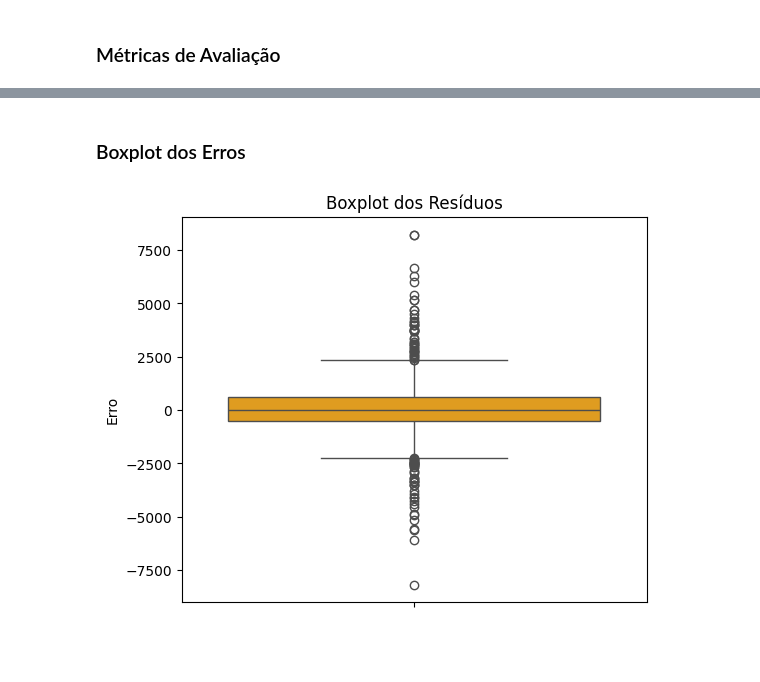
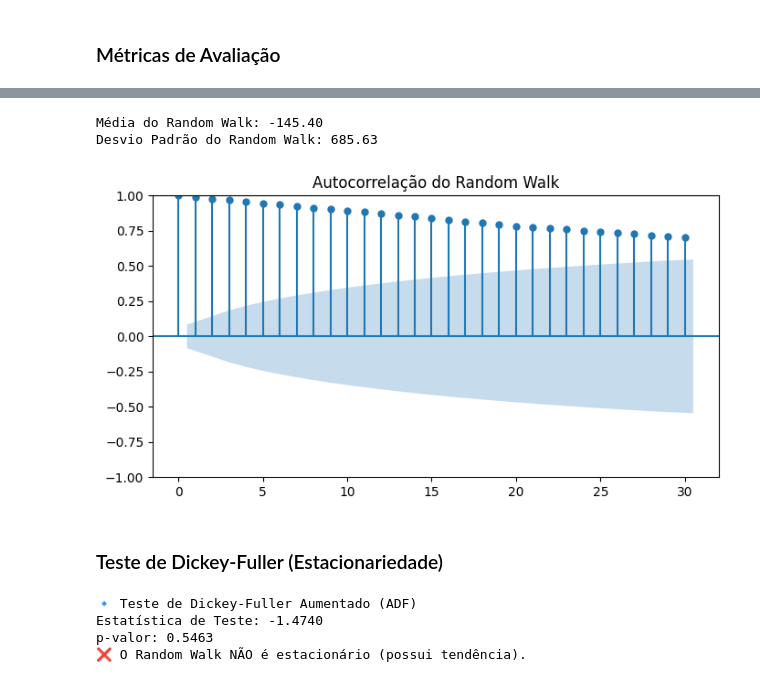
Before and after one commit to MariaGabrielaAlvesZuppardo/SeriesTemporaisCin, a Jupyter notebook: Lista_de_Exercicio_Random_Walk.ipynb, the cells around one changed output, grey strips where cells are left out. Drawn from its saved outputs; the diff is of its cells as text; code cells hidden in the pictures; blank space fills up the shorter version.

Commit message:
refatoração do codigo de Random_Walk

```diff
--- a/Lista_de_Exercicio_Random_Walk.ipynb
+++ b/Lista_de_Exercicio_Random_Walk.ipynb
@@ -50,0 +36,4 @@ train, test = data[:train_size], data[train_size:]
+# %%
+ticket = "BTC-USD"
+dados = yf.download(ticket,start="2007-08-18",end="2025-08-18")
+dados_weekly= dados['Close'].resample('W').last().dropna()
@@ -60,2 +48,12 @@ predictions_aligned = predictions[1:]  # Remove o primeiro valor das previsões
+# %%
+np.random.seed(42)
+random_walk = np.cumsum(np.random.normal(0, 100, len(dados_weekly)))
+# %%
+# Criando DataFrame para armazenar os dados
+dados_rw = pd.DataFrame({
+    'Close': dados_weekly.values.squeeze(),  # Convertendo para 1D
+    'Random Walk': random_walk
+}, index=dados_weekly.index)
+dados_rw['Close RW'] = dados_rw['Close'] + dados_rw['Random Walk']
 # %% [markdown]
 ### Métricas de Avaliação
@@ -149,10 +60,32 @@ plt.show()
-# %% [markdown]
-### Boxplot dos Erros
-# %%
-plt.figure(figsize=(6, 5))
-sns.boxplot(y=(test_aligned.values.ravel() - predictions_aligned.values.ravel()), color='orange')
-plt.title("Boxplot dos Resíduos")
-plt.ylabel("Erro")
-plt.show()
-# %% [output]
-[figure, removed]
+# %%
+media_rw = np.mean(dados_rw['Random Walk'])
+desvio_padrao_rw = np.std(dados_rw['Random Walk'])
+print(f"Média do Random Walk: {media_rw:.2f}")
+print(f"Desvio Padrão do Random Walk: {desvio_padrao_rw:.2f}")
+# %% [output]
+Média do Random Walk: -145.40
+Desvio Padrão do Random Walk: 685.63
+# %%
+fig, ax = plt.subplots(figsize=(8, 4))
+sm.graphics.tsa.plot_acf(dados_rw['Random Walk'], lags=30, ax=ax)
+plt.title("Autocorrelação do Random Walk")
+plt.show()
+# %% [output]
+[figure, added]
+# %% [markdown]
+### Teste de Dickey-Fuller (Estacionariedade)
+# %%
+adf_teste = adfuller(dados_rw['Random Walk'])
+print("\n🔹 Teste de Dickey-Fuller Aumentado (ADF)")
+print(f"Estatística de Teste: {adf_teste[0]:.4f}")
+print(f"p-valor: {adf_teste[1]:.4f}")
+
+if adf_teste[1] > 0.05:
+    print("❌ O Random Walk NÃO é estacionário (possui tendência).")
+else:
+    print("✅ O Random Walk é estacionário.")
+# %% [output]
+🔹 Teste de Dickey-Fuller Aumentado (ADF)
+Estatística de Teste: -1.4740
+p-valor: 0.5463
+❌ O Random Walk NÃO é estacionário (possui tendência).
```
Also changed, not shown: parts of 21 cells of this notebook.
